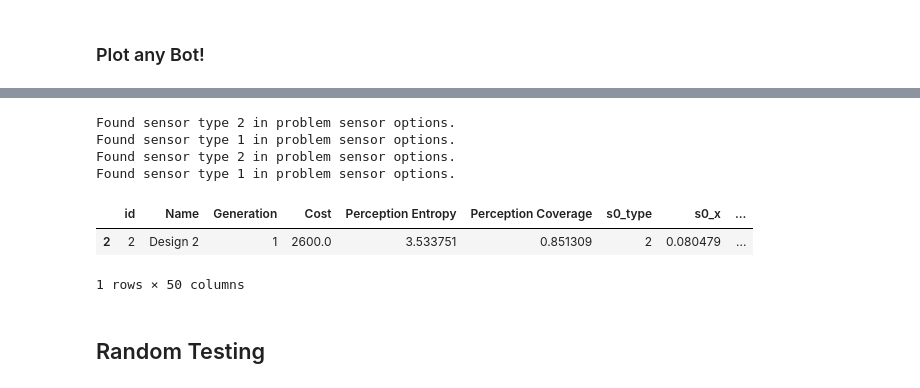
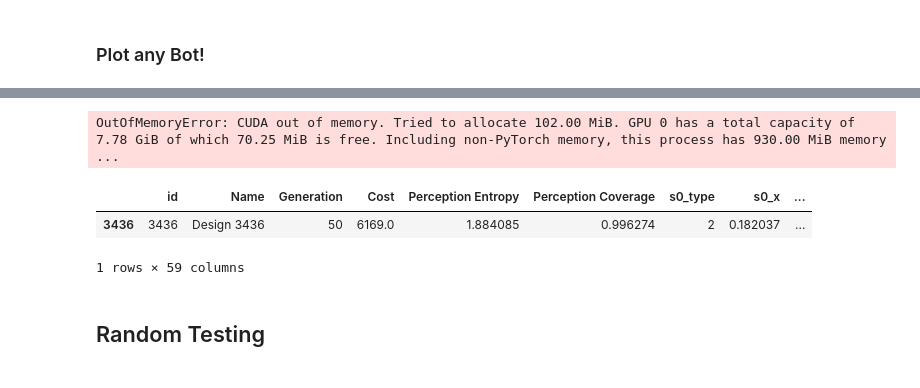
Before and after one commit to robosquiggles/go4robo, a Jupyter notebook: 3d_gen_introspect.ipynb, the cells around one changed output, grey strips where cells are left out. Saved outputs shown, nothing was run; the diff lists cells and outputs as text; code cells hidden in the pictures.

```diff
--- a/3d_gen_introspect.ipynb
+++ b/3d_gen_introspect.ipynb
@@ -209,15 +261,17 @@ Found sensor type 2 in problem sensor options.
 # %%
-INDEX_TO_PLOT = 2
-design_x_fig, design_x_df = plot_plot_design(INDEX_TO_PLOT, sensor_idx_rays=0, max_rays=100)
+INDEX_TO_PLOT = 5247 #2526 #2389
+design_x_fig, design_x_df = plot_bot_design(INDEX_TO_PLOT, sensor_idx_rays=3, max_rays=100)
 design_x_df
 # %% [output]
-Found sensor type 2 in problem sensor options.
-Found sensor type 1 in problem sensor options.
-Found sensor type 2 in problem sensor options.
-Found sensor type 1 in problem sensor options.
+OutOfMemoryError: CUDA out of memory. Tried to allocate 102.00 MiB. GPU 0 has a total capacity of 7.78 GiB of which 70.25 MiB is free. Including non-PyTorch memory, this process has 930.00 MiB memory  ...
-|  | id | Name | Generation | Cost | Perception Entropy | Perception Coverage | s0_type | s0_x | ... |
-| 2 | 2 | Design 2 | 1 | 2600.0 | 3.533751 | 0.851309 | 2 | 0.080479 | ... |
-1 rows × 50 columns
+# %%
+INDEX_TO_PLOT = 3436
+design_x_fig, design_x_df = plot_bot_design(INDEX_TO_PLOT, sensor_idx_rays=1, max_rays=100)
+design_x_df
+# %% [output]
+|  | id | Name | Generation | Cost | Perception Entropy | Perception Coverage | s0_type | s0_x | ... |
+| 3436 | 3436 | Design 3436 | 50 | 6169.0 | 1.884085 | 0.996274 | 2 | 0.182037 | ... |
+1 rows × 59 columns
 # %% [markdown]
 ## Random Testing
 # %% [markdown]
```
Also changed, not shown: parts of 20 cells of this notebook.
